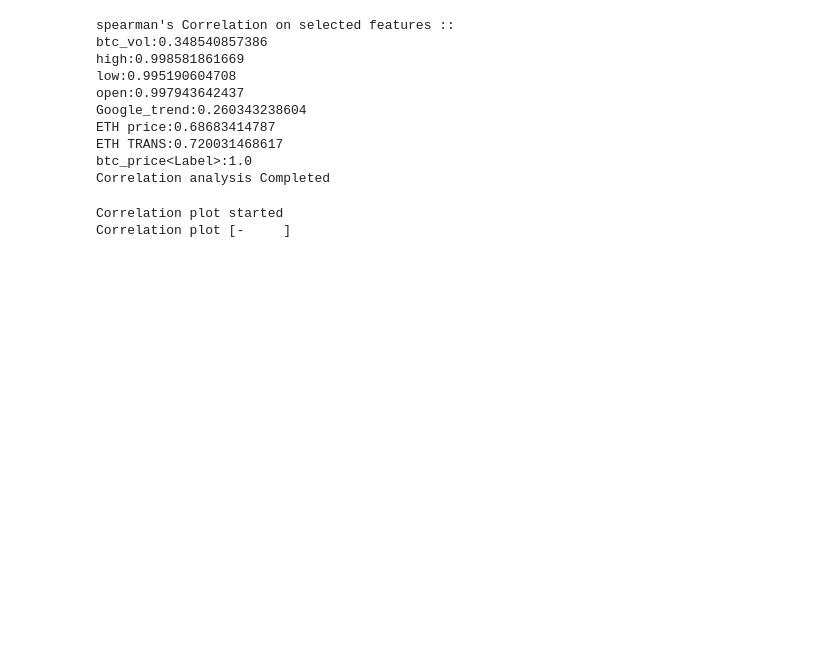
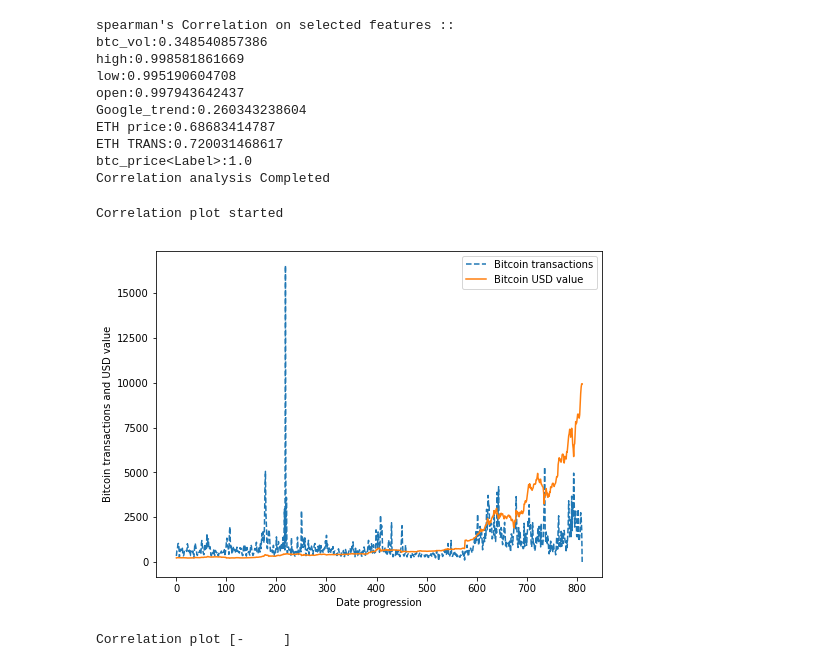
Before and after one commit to bigdata-i523/hid324, a Jupyter notebook: project/code/Project.ipynb, the cells around one changed output. Saved outputs shown, nothing was run; the diff lists cells and outputs as text; code cells hidden in the pictures; blank space fills up the shorter version.

Commit message:
Plot DPI changes

```diff
--- a/project/code/Project.ipynb
+++ b/project/code/Project.ipynb
@@ -141,25 +141,29 @@ Correlation analysis Completed
 # %%
 ####Correlation plots
 print "Correlation plot started "
 
 import scipy as sp
 import pandas as pd
 import xlrd
 import matplotlib.pyplot as plt
 
 aaclose=[float(i.aaclose) for i in corrected_df.sort(asc("dt")).collect()]
 btc_vol=[float(i.btc_vol)/10 for i in corrected_df.sort(asc("dt")).collect()]
 plt.plot(btc_vol, label="Bitcoin transactions", linestyle='--')
 plt.plot(aaclose, label="Bitcoin USD value")
-plt.ylabel("count")
+plt.ylabel("Bitcoin transactions and USD value")
 plt.xlabel("Date progression")
-plt.legend(bbox_to_anchor=(1.05, 1), loc=2, borderaxespad=0.)
-plt.savefig("extract/Correlation-btc_vol.png")
+plt.legend(loc='upper right');
+figure = plt.gcf() # get current figure
+figure.set_size_inches(8, 6)
+plt.savefig("extract/Correlation-btc_vol.png",dpi=300)
+plt.show()
 plt.clf()
 
 print "Correlation plot [-     ] "
 # %% [output]
 Correlation plot started
-Correlation plot [-     ]
+[figure, added]
+Correlation plot [-     ]
 # %%
 high=[float(i.high) for i in corrected_df.sort(asc("dt")).collect()]
```
Also changed, not shown: parts of 16 cells of this notebook.
